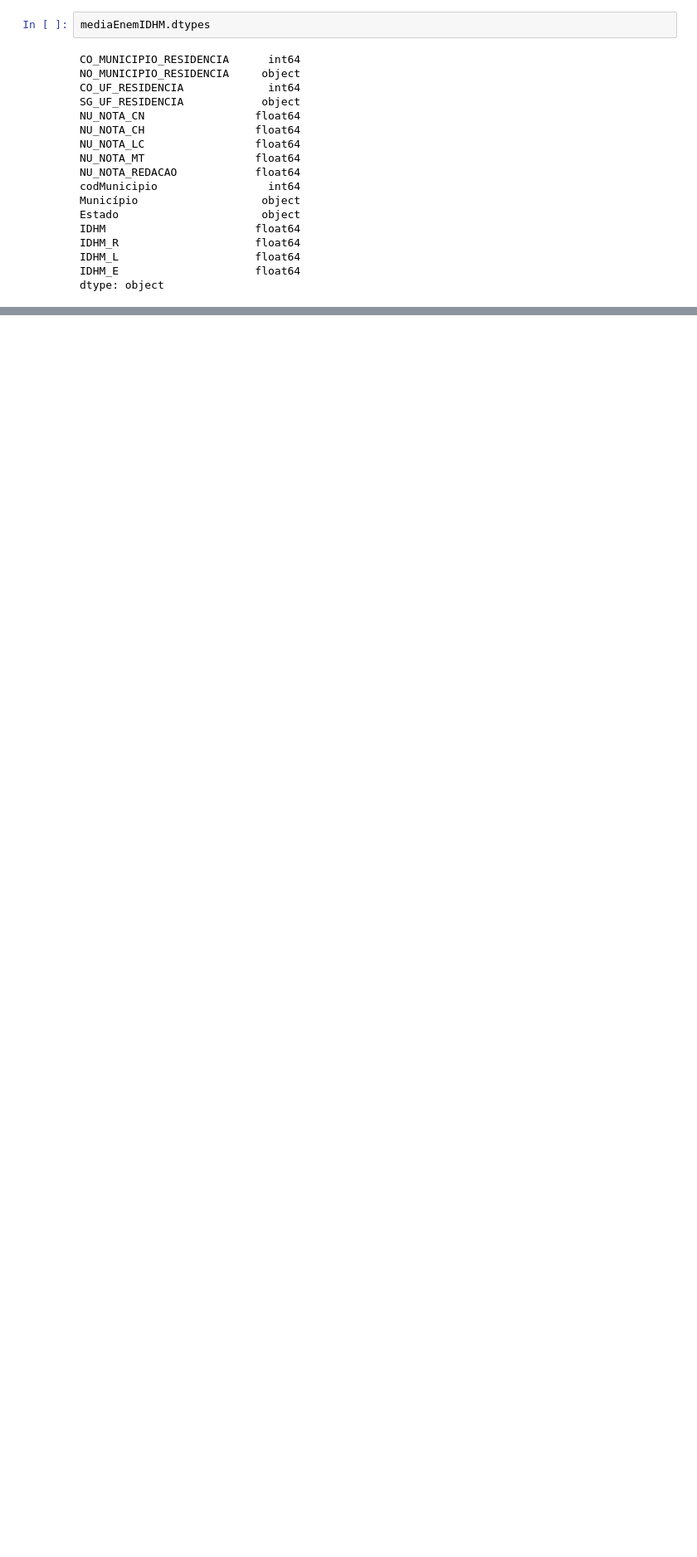
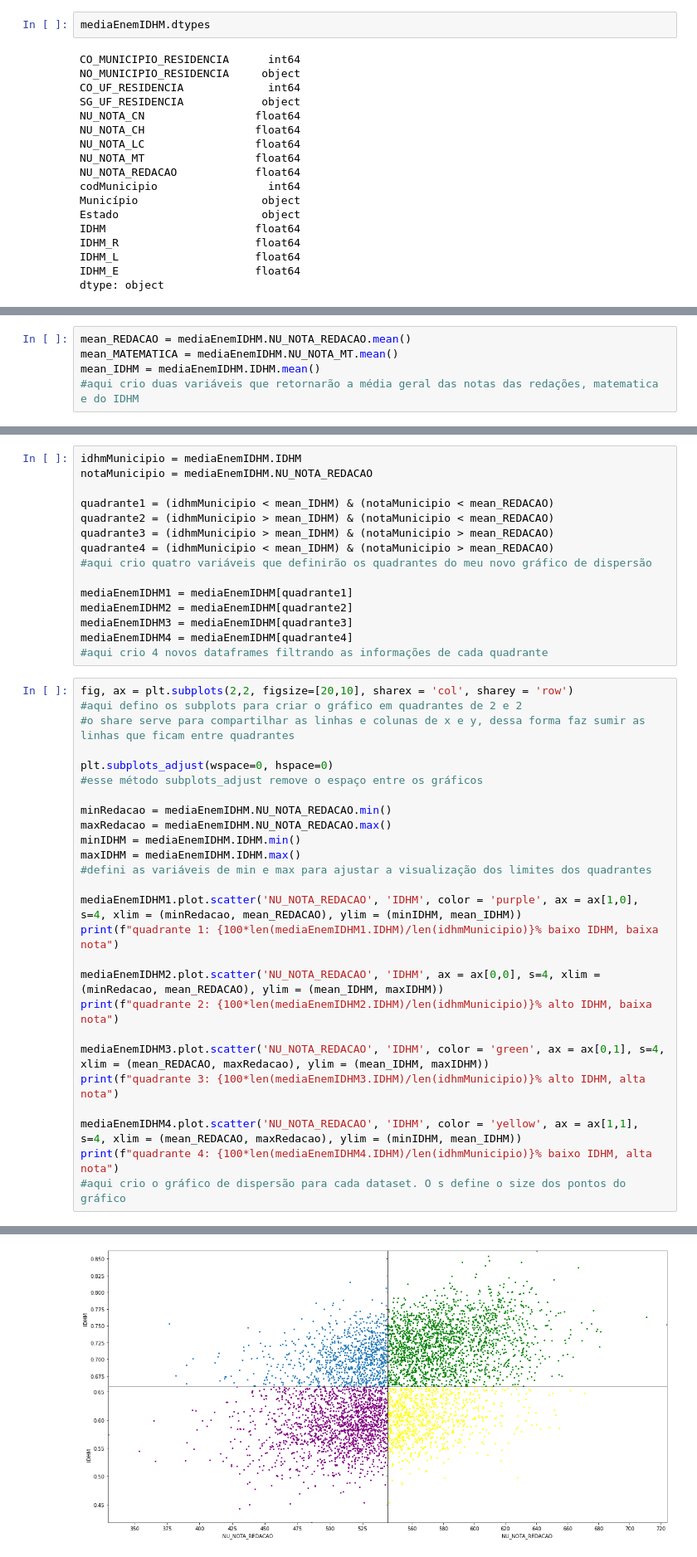
Before and after one commit to Lz-Rod/analise_de_dados_Python_Enem_2019, a Jupyter notebook: develop/programa/Nota no ENEM x IDHM.ipynb, the cells around one changed output, grey strips where cells are left out. Shown: that part at 83% size. Cells and saved outputs as stored; diff of their text form; blank space fills up the shorter version.

Commit message:
Ajustado gráfico de dispersão para nota de recação e nota de matemática vs IDHM

```diff
--- a/develop/programa/Nota no ENEM x IDHM.ipynb
+++ b/develop/programa/Nota no ENEM x IDHM.ipynb
@@ -98,0 +101,5 @@ mediaEnemIDHM.plot.scatter('NU_NOTA_REDACAO', 'IDHM', figsize=(10,10))
+# %%
+mean_REDACAO = mediaEnemIDHM.NU_NOTA_REDACAO.mean()
+mean_MATEMATICA = mediaEnemIDHM.NU_NOTA_MT.mean()
+mean_IDHM = mediaEnemIDHM.IDHM.mean()
+#aqui crio duas variáveis que retornarão a média geral das notas das redações, matematica e do IDHM
@@ -98,0 +120,42 @@ mediaEnemIDHM.plot.scatter('NU_NOTA_REDACAO', 'IDHM', figsize=(10,10))
+# %%
+idhmMunicipio = mediaEnemIDHM.IDHM
+notaMunicipio = mediaEnemIDHM.NU_NOTA_REDACAO
+
+quadrante1 = (idhmMunicipio < mean_IDHM) & (notaMunicipio < mean_REDACAO)
+quadrante2 = (idhmMunicipio > mean_IDHM) & (notaMunicipio < mean_REDACAO)
+quadrante3 = (idhmMunicipio > mean_IDHM) & (notaMunicipio > mean_REDACAO)
+quadrante4 = (idhmMunicipio < mean_IDHM) & (notaMunicipio > mean_REDACAO)
+#aqui crio quatro variáveis que definirão os quadrantes do meu novo gráfico de dispersão
+
+mediaEnemIDHM1 = mediaEnemIDHM[quadrante1]
+mediaEnemIDHM2 = mediaEnemIDHM[quadrante2]
+mediaEnemIDHM3 = mediaEnemIDHM[quadrante3]
+mediaEnemIDHM4 = mediaEnemIDHM[quadrante4]
+#aqui crio 4 novos dataframes filtrando as informações de cada quadrante
+# %%
+fig, ax = plt.subplots(2,2, figsize=[20,10], sharex = 'col', sharey = 'row')
+#aqui defino os subplots para criar o gráfico em quadrantes de 2 e 2
+#o share serve para compartilhar as linhas e colunas de x e y, dessa forma faz sumir as linhas que ficam entre quadrantes
+
+plt.subplots_adjust(wspace=0, hspace=0)
+#esse método subplots_adjust remove o espaço entre os gráficos
+
+minRedacao = mediaEnemIDHM.NU_NOTA_REDACAO.min()
+maxRedacao = mediaEnemIDHM.NU_NOTA_REDACAO.max()
+minIDHM = mediaEnemIDHM.IDHM.min()
+maxIDHM = mediaEnemIDHM.IDHM.max()
+#defini as variáveis de min e max para ajustar a visualização dos limites dos quadrantes
+
+mediaEnemIDHM1.plot.scatter('NU_NOTA_REDACAO', 'IDHM', color = 'purple', ax = ax[1,0], s=4, xlim = (minRedacao, mean_REDACAO), ylim = (minIDHM, mean_IDHM))
+print(f"quadrante 1: {100*len(mediaEnemIDHM1.IDHM)/len(idhmMunicipio)}% baixo IDHM, baixa nota")
+
+mediaEnemIDHM2.plot.scatter('NU_NOTA_REDACAO', 'IDHM', ax = ax[0,0], s=4, xlim = (minRedacao, mean_REDACAO), ylim = (mean_IDHM, maxIDHM))
+print(f"quadrante 2: {100*len(mediaEnemIDHM2.IDHM)/len(idhmMunicipio)}% alto IDHM, baixa nota")
+
+mediaEnemIDHM3.plot.scatter('NU_NOTA_REDACAO', 'IDHM', color = 'green', ax = ax[0,1], s=4, xlim = (mean_REDACAO, maxRedacao), ylim = (mean_IDHM, maxIDHM))
+print(f"quadrante 3: {100*len(mediaEnemIDHM3.IDHM)/len(idhmMunicipio)}% alto IDHM, alta nota")
+
+mediaEnemIDHM4.plot.scatter('NU_NOTA_REDACAO', 'IDHM', color = 'yellow', ax = ax[1,1], s=4, xlim = (mean_REDACAO, maxRedacao), ylim = (minIDHM, mean_IDHM))
+print(f"quadrante 4: {100*len(mediaEnemIDHM4.IDHM)/len(idhmMunicipio)}% baixo IDHM, alta nota")
+#aqui crio o gráfico de dispersão para cada dataset. O s define o size dos pontos do gráfico
+# %% [output]
@@ -98,0 +166 @@ mediaEnemIDHM.plot.scatter('NU_NOTA_REDACAO', 'IDHM', figsize=(10,10))
+[figure, added]
```
Also changed, not shown: parts of 8 cells of this notebook.
